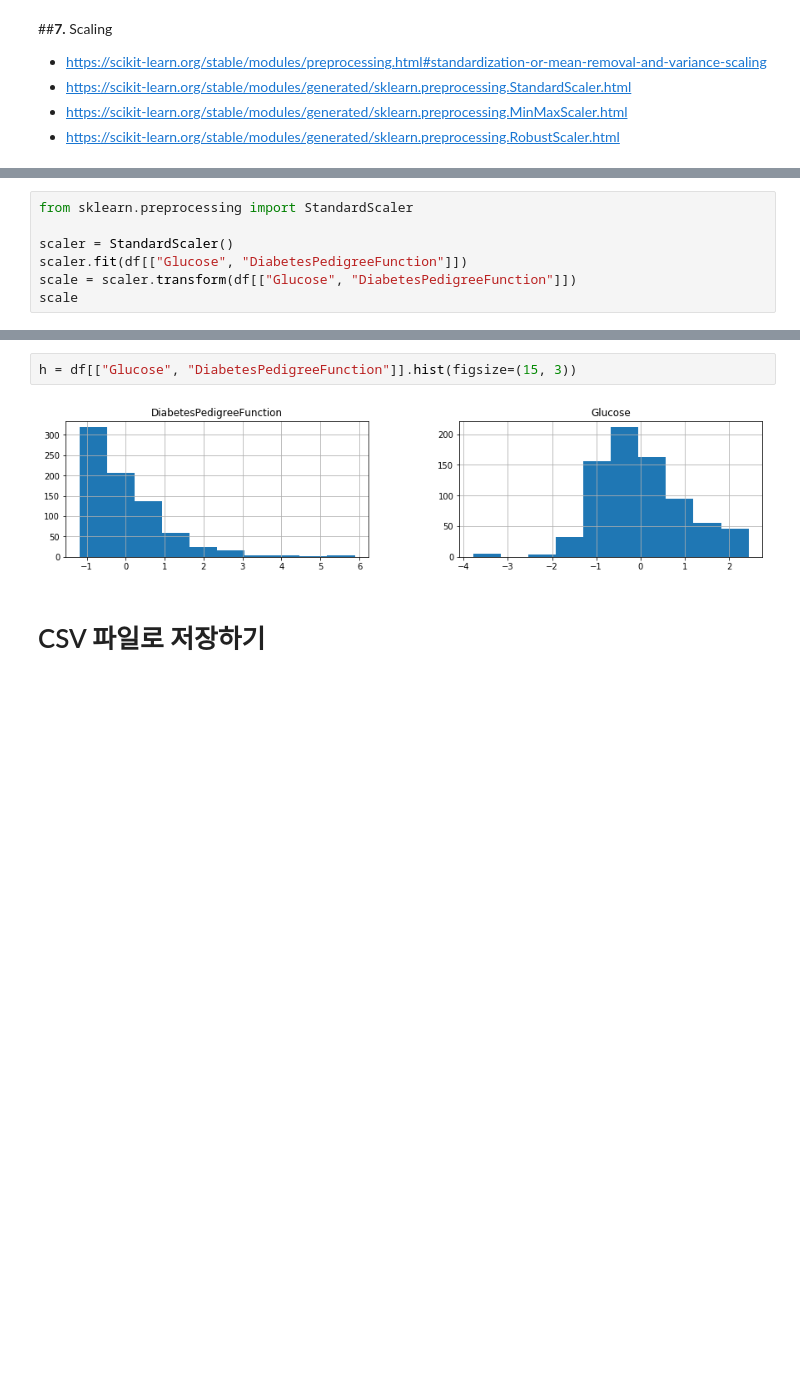
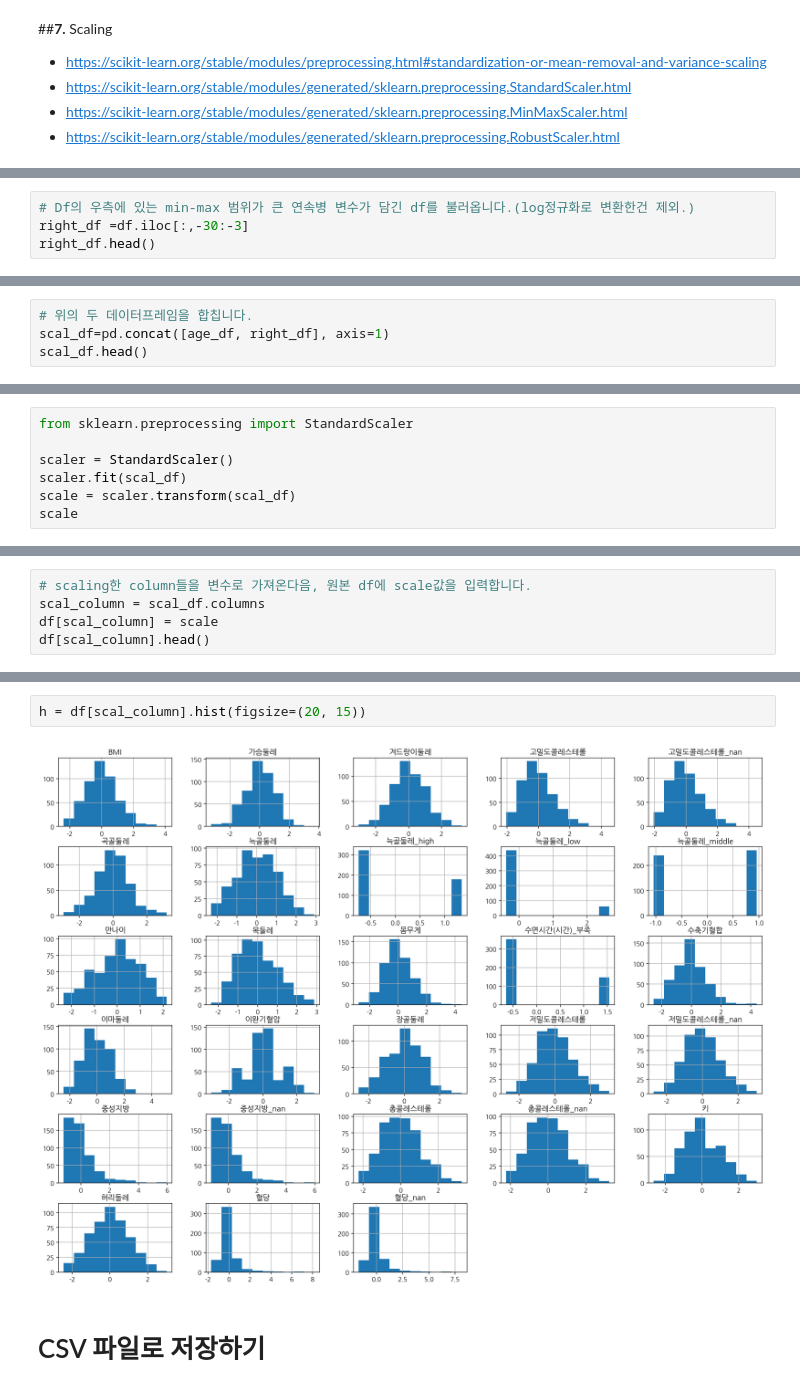
Before and after one commit to HyeonhoonLee/KIOM_KDC, a Jupyter notebook: KDC_feature_engineering.ipynb, the cells around one changed output, grey strips where cells are left out. Saved outputs shown, nothing was run; the diff lists cells and outputs as text; blank space fills up the shorter version.

Commit message:
#7 대부분의 연속현 변수들을 scaling(standardization)한 후: acc 47% to 53%

```diff
--- a/KDC_feature_engineering.ipynb
+++ b/KDC_feature_engineering.ipynb
@@ -582,0 +610,4 @@ df[df["중성지방_nan"] > 400].shape
+# %%
+# Df의 우측에 있는 min-max 범위가 큰 연속병 변수가 담긴 df를 불러옵니다.(log정규화로 변환한건 제외.)
+right_df =df.iloc[:,-30:-3]
+right_df.head()
@@ -582,0 +622,4 @@ df[df["중성지방_nan"] > 400].shape
+# %%
+# 위의 두 데이터프레임을 합칩니다.
+scal_df=pd.concat([age_df, right_df], axis=1)
+scal_df.head()
@@ -584,7 +635,7 @@ df[df["중성지방_nan"] > 400].shape
 from sklearn.preprocessing import StandardScaler
 
 scaler = StandardScaler()
-scaler.fit(df[["Glucose", "DiabetesPedigreeFunction"]])
-scale = scaler.transform(df[["Glucose", "DiabetesPedigreeFunction"]])
+scaler.fit(scal_df)
+scale = scaler.transform(scal_df)
 scale
 # %% [output]
@@ -600,0 +655,5 @@ array([[ 0.84832379,  0.46849198],
+# %%
+# scaling한 column들을 변수로 가져온다음, 원본 df에 scale값을 입력합니다.
+scal_column = scal_df.columns
+df[scal_column] = scale
+df[scal_column].head()
@@ -601,7 +668,7 @@ array([[ 0.84832379,  0.46849198],
 # %%
-h = df[["Glucose", "DiabetesPedigreeFunction"]].hist(figsize=(15, 3))
+h = df[scal_column].hist(figsize=(20, 15))
 # %% [output]
-[figure, old version]
+[figure, new version]
 # %% [markdown]
 # CSV 파일로 저장하기
 # %%
```
Also changed, not shown: parts of 24 cells of this notebook.
